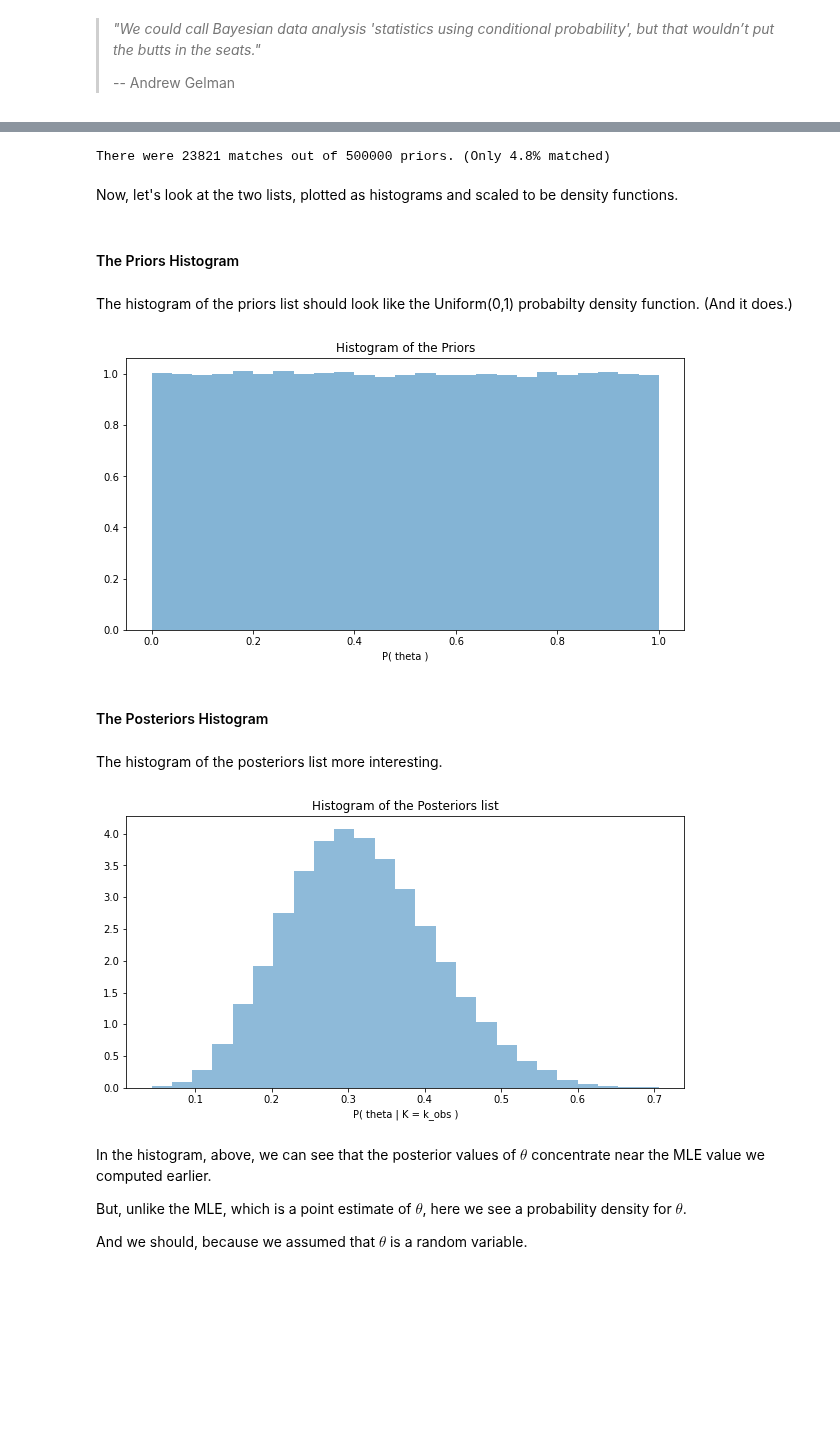
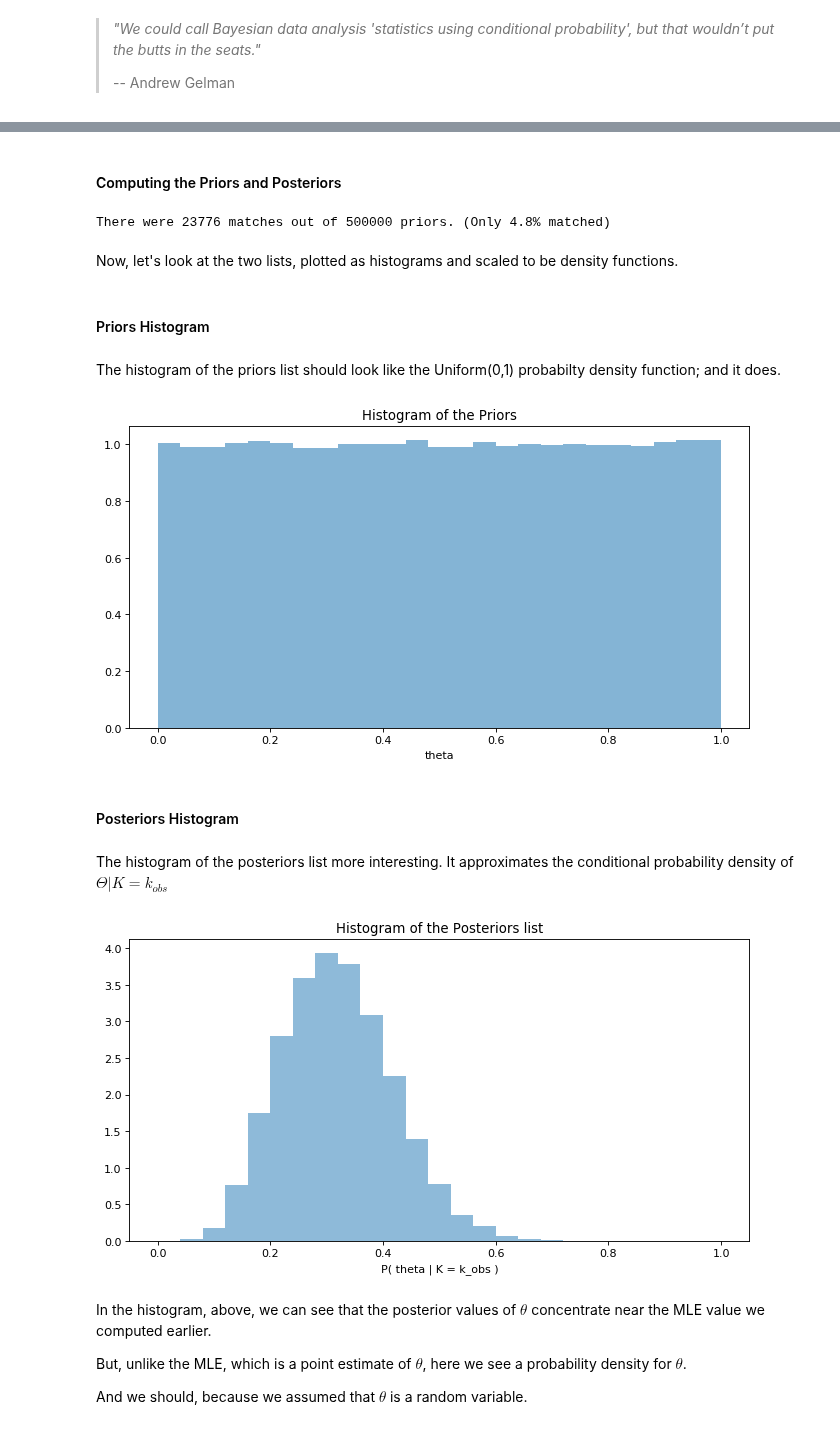
Before and after one commit to alreich/ipython-notebooks, a Jupyter notebook: Bayesian_Data_Analysis.ipynb, the cells around one changed output, grey strips where cells are left out. Cells and saved outputs as stored; diff of their text form; code cells hidden in the pictures; blank space fills up the shorter version.

```diff
--- a/Bayesian_Data_Analysis.ipynb
+++ b/Bayesian_Data_Analysis.ipynb
@@ -114,37 +118,43 @@ The code that calculates these two lists is below.
+# %% [markdown]
+#### Computing the Priors and Posteriors
 # %%
 from scipy.stats import uniform, binom
 
 m = 500_000  # Number of priors
-priors = list(uniform.rvs(size=m))
+priors = uniform.rvs(size=m)
 posteriors = [theta for theta in priors if binom.rvs(n,theta)==k_obs]
 
 print(f"\nThere were {len(posteriors)} matches out of {m} priors. (Only {100*len(posteriors)/m:0.2}% matched)")
 # %% [output]
-There were 23821 matches out of 500000 priors. (Only 4.8% matched)
+There were 23776 matches out of 500000 priors. (Only 4.8% matched)
 # %% [markdown]
 Now, let's look at the two lists, plotted as histograms and scaled to be density functions.
 # %% [markdown]
-#### The Priors Histogram
+#### Priors Histogram
 # %% [markdown]
-The histogram of the priors list should look like the Uniform(0,1) probabilty density function.  (And it does.)
+The histogram of the priors list should look like the Uniform(0,1) probabilty density function; and it does.
 # %%
+import matplotlib.pyplot as plt
+%matplotlib inline
+
 hbins = 25  # Number of bins for histograms
-figsize(10,5)
-plt.xlabel("P( theta )")
+fig=plt.figure(figsize=(10, 5), dpi= 80, facecolor='w', edgecolor='k')
+plt.xlabel("theta")
 plt.title("Histogram of the Priors")
-_ = plt.hist(priors, bins=hbins, density=True, alpha=0.55)
+_ = plt.hist(priors, bins=hbins, density=True, range=[0.0, 1.0], alpha=0.55)
 # %% [output]
-[figure, old version]
+[figure, new version]
 # %% [markdown]
-#### The Posteriors Histogram
+#### Posteriors Histogram
 # %% [markdown]
-The histogram of the posteriors list more interesting.
+The histogram of the posteriors list more interesting.  It approximates the conditional probability density of $\Theta | K=k_{obs}$
 # %%
+fig=plt.figure(figsize=(10, 5), dpi= 80, facecolor='w', edgecolor='k')
 plt.xlabel("P( theta | K = k_obs )")
 plt.title(f"Histogram of the Posteriors list")
-_ = plt.hist(posteriors, bins=hbins, density=True, alpha=0.5)
+_ = plt.hist(posteriors, bins=hbins, density=True, range=[0.0, 1.0], alpha=0.5)
 # %% [output]
-[figure, old version]
+[figure, new version]
 # %% [markdown]
 In the histogram, above, we can see that the posterior values of $\theta$ concentrate near the MLE value we computed earlier.
 
```
Also changed, not shown: parts of 37 cells of this notebook.
